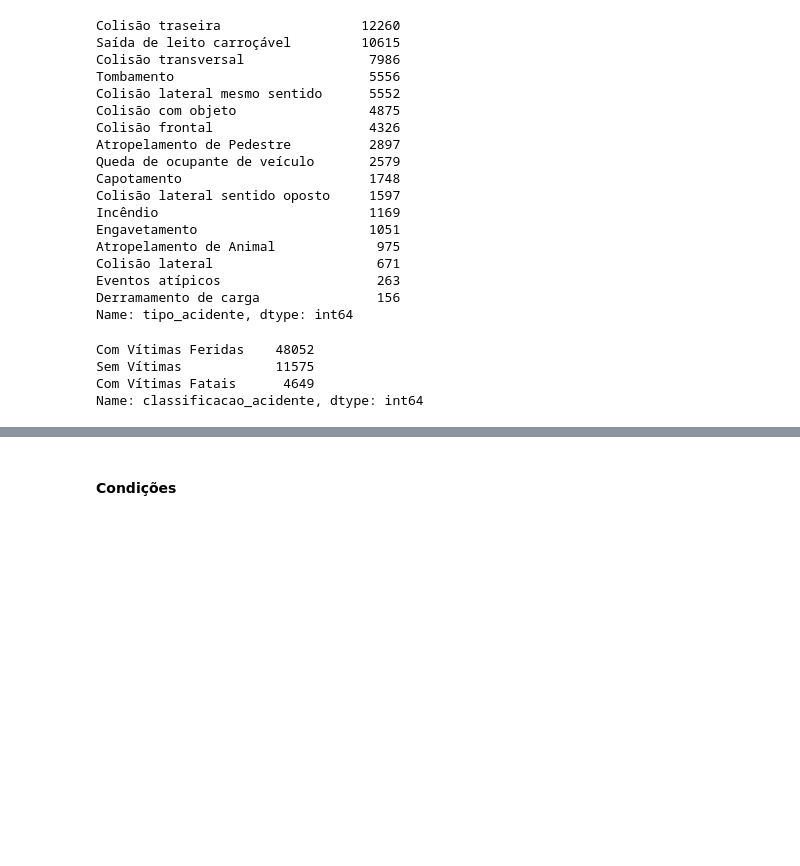
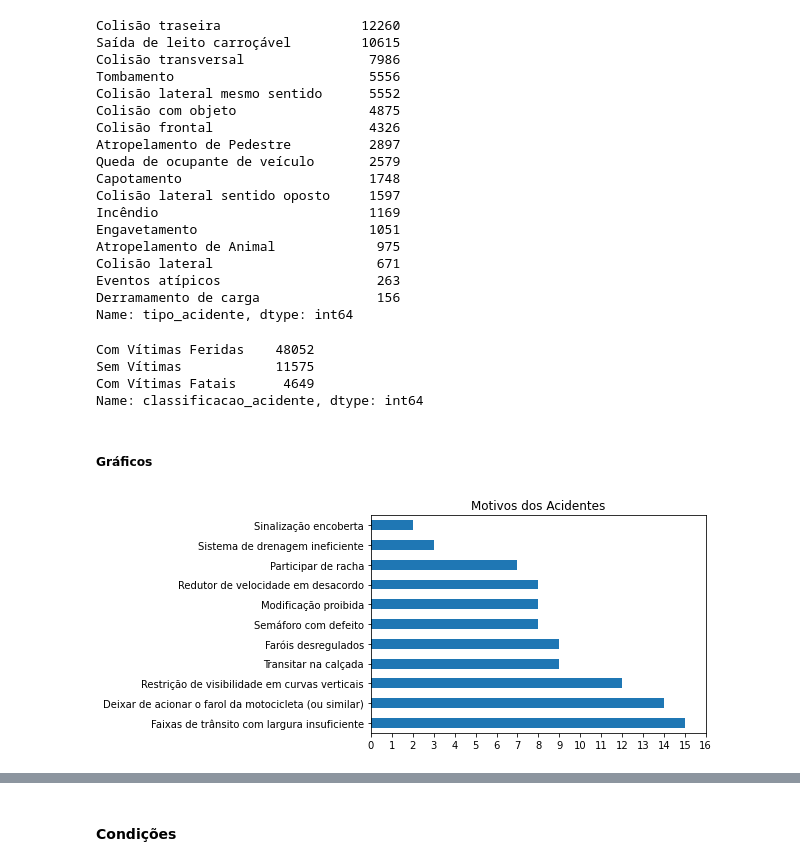
Before and after one commit to Hermano-Neto/Fabrica-de-Sofware, a Jupyter notebook: PROJETO-DATATRAN-2021/Acidentes.ipynb, the cells around one changed output, grey strips where cells are left out. Saved outputs shown, nothing was run; the diff lists cells and outputs as text; code cells hidden in the pictures; blank space fills up the shorter version.

```diff
--- a/PROJETO-DATATRAN-2021/Acidentes.ipynb
+++ b/PROJETO-DATATRAN-2021/Acidentes.ipynb
@@ -308,7 +366,8 @@ Series_UF[Nordeste].sort_values(ascending = False).plot.bar(title = tit_NORD);
 # %% [markdown]
 #### Detalhes acidente
 # %%
-df2['causa_acidente'].value_counts()
+Series_CA = df2['causa_acidente'].value_counts()
+Series_CA
 # %% [output]
 Reação tardia ou ineficiente do condutor                     6880
 Velocidade Incompatível                                      6718
@@ -350,3 +411,12 @@ Com Vítimas Feridas    48052
 Sem Vítimas            11575
 Com Vítimas Fatais      4649
 Name: classificacao_acidente, dtype: int64
+# %% [markdown]
+##### Gráficos
+# %%
+Series_CA.iloc[60:71].plot.barh(title = 'Motivos dos Acidentes') #grafico com os menos ocorridos
+
+labels_CA = [0, 1, 2, 3, 4, 5, 6, 7, 8, 9, 10, 11, 12, 13, 14, 15, 16] #Dados para o eixo x
+plt.xticks(range(len(labels_CA)), labels_CA); #gráfico com valores do eixo X mais visíveis
+# %% [output]
+[figure, added]
```
Also changed, not shown: parts of 13 cells of this notebook.
